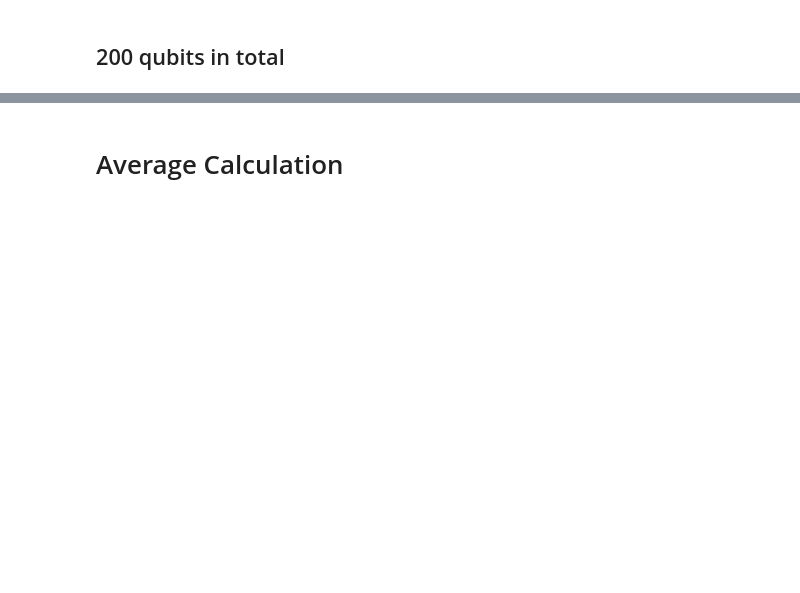
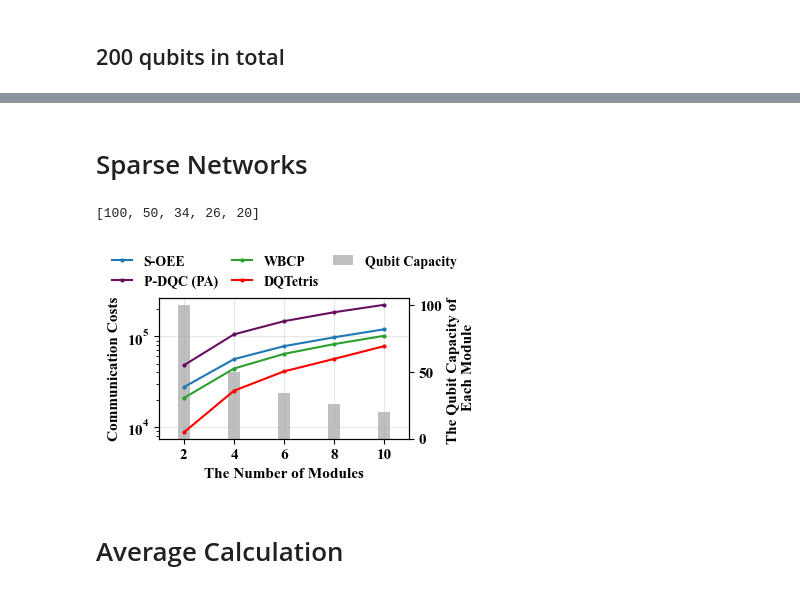
Before and after one commit to bdis-q/DQTetris, a Jupyter notebook: figs/fig.ipynb, the cells around one changed output, grey strips where cells are left out. Cells and saved outputs as stored; diff of their text form; code cells hidden in the pictures; blank space fills up the shorter version.

```diff
--- a/figs/fig.ipynb
+++ b/figs/fig.ipynb
@@ -277,8 +318,8 @@ See the caveats in the documentation: https://pandas.pydata.org/pandas-docs/stab
 # %% [markdown]
 ## 200 qubits in total
 # %%
-# 读取 Excel 文件中的 qv_100 工作表
-file_path = 'data.xlsx'  # 请替换为实际的文件路径
+# 读取 Excel 文件中的 qv_200 工作表
+file_path = file  # 请替换为实际的文件路径
 sheetname = 'qv_200'
 df = pd.read_excel(file_path, sheet_name=sheetname)
 
@@ -302,7 +343,7 @@ for idx, col in enumerate(methods):
 
 # 设置 x 轴和左边 y 轴的标签和刻度
 ax1.set_xticks(np.arange(2, 11, 1))
-ax1.set_xlabel('The Number of Computation Modules', fontweight='bold', fontsize=fontsize)
+ax1.set_xlabel('The Number of Modules', fontweight='bold', fontsize=fontsize)
 ax1.set_ylabel('Communication Costs', fontweight='bold', fontsize=fontsize)
 
 # 创建第二个 y 轴
@@ -342,3 +559,76 @@ plt.show()
+# %% [markdown]
+# Sparse Networks
+# %%
+file_path = file  # 请替换为实际的文件路径
+sheetname = 'network'
+df = pd.read_excel(file_path, sheet_name=sheetname)
+
+# 获取 Metrics 列的索引
+metrics_index = df.columns.get_loc('Metrics')
+# 获取 Metrics 后面的列名
+methods = df.columns[metrics_index + 1:]
+
+# 创建图形
+fig, ax = plt.subplots(1, 1, figsize=(4, 3))
+
+# Communication Costs ##########################
+
+# 纵坐标为 Comm Costs 及 Metrics 后面的列
+comm_costs_df = df[df['Metrics'] == 'Comm Costs']
+for idx, col in enumerate(methods):
+    ax.plot(comm_costs_df['#Modules'], comm_costs_df[col],
+            label=col, color=colors[col], marker='.', markersize=4,
+            lw=1.5,
+            zorder=3)
+
+ax.set_xlabel('The Number of Modules', fontweight='bold', fontsize=fontsize)
+ax.set_ylabel('Communication Costs', fontweight='bold')
+ax.set_yscale('log')
+ax.set_xlim(1, 11)
+ax.set_xticks(comm_costs_df['#Modules'])
+ax.set_xticklabels([f'{m:.0f}' for m in comm_costs_df['#Modules']])
+ax.grid(True, alpha=0.3, zorder=0)
+ax.set_facecolor('none')
+ax.set_zorder(3)
+
+# 右边的副y轴：显示每个方法的运行时间 ####################
+ax2 = ax.twinx()
+ax2.set_zorder(1)
+# ax2.set_ylabel('Execution Time (sec)', fontweight='bold', fontsize=fontsize)
+# ax2.set_yscale('log')
+
+# 计算柱状图的数值
+qubit_capacity = []
+for _, row in comm_costs_df.iterrows():
+    qubit_capacity.append(ceil(row['#Qubits'] / row['#Modules']) + ceil(row['#Qubits'] / row['#Modules']) % 2)
+print(qubit_capacity)
+
+# 绘制柱状图
+bars = ax2.bar(comm_costs_df['#Modules'], qubit_capacity, width=0.5, color='gray', alpha=0.5, label='Qubit Capacity')
+ax2.set_ylabel('The Qubit Capacity of \n Each Module', fontweight='bold', fontsize=fontsize)
+
+# 获取 ax1 和 ax2 的图例句柄和标签
+lines1, labels1 = ax.get_legend_handles_labels()
+lines2, labels2 = ax2.get_legend_handles_labels()
+# 合并图例句柄和标签
+all_lines = lines1 + lines2
+all_labels = labels1 + labels2
+
+# 添加合并后的图例
+ax.legend(all_lines, all_labels, loc='upper center',
+          bbox_to_anchor=(0.5, 1.4),
+          ncol=3,
+          fontsize=fontsize - 1, frameon=False,
+          columnspacing=1,
+          handlelength=1.5)
+
+# 调整子图布局
+plt.tight_layout()
+plt.savefig(f'{sheetname}.pdf', format='pdf', bbox_inches='tight')
+plt.show()
+# %% [output]
+[100, 50, 34, 26, 20]
+[figure, added]
 # %% [markdown]
 # Average Calculation
 # %%
```
Also changed, not shown: parts of 14 cells of this notebook, 1 other file.
